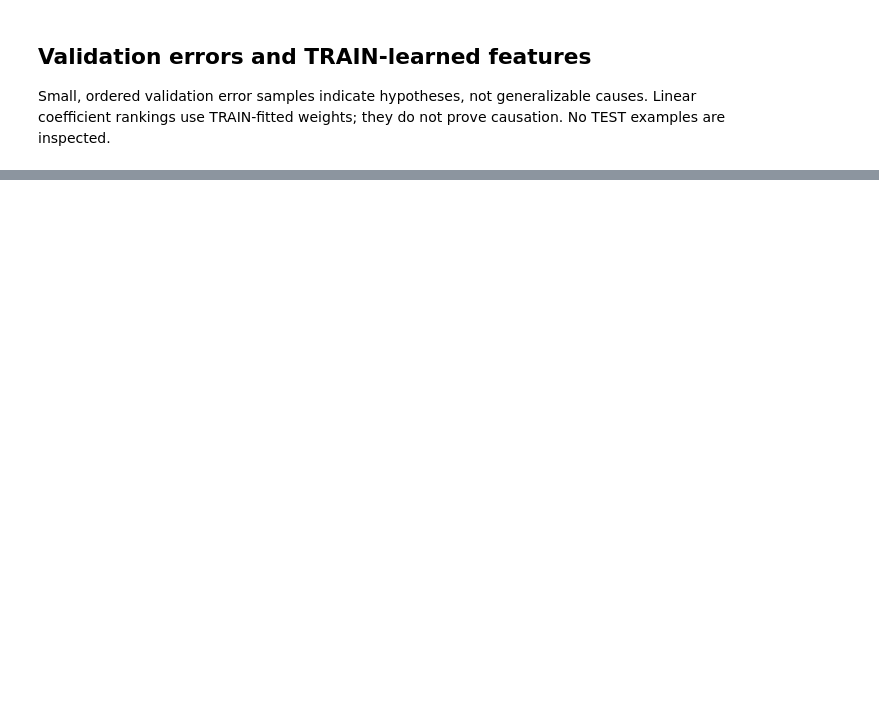
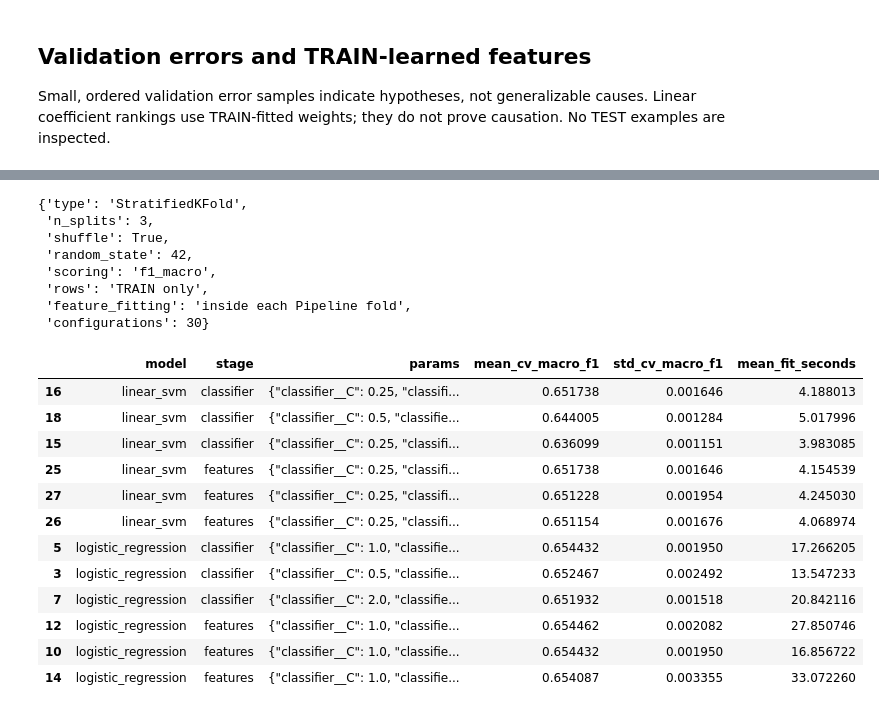
Before and after one commit to DenishShiroya22/social-media-sentiment-analysis, a Jupyter notebook: notebooks/03_model_development.ipynb, the cells around one changed output, grey strips where cells are left out. Drawn from its saved outputs; the diff is of its cells as text; code cells hidden in the pictures; blank space fills up the shorter version.

```diff
--- a/notebooks/03_model_development.ipynb
+++ b/notebooks/03_model_development.ipynb
@@ -187,0 +184,5 @@ assert 'test_accuracy' not in json.dumps(metrics).lower()
+# %%
+impact = json.loads((root / 'reports' / 'preprocessing_impact.json').read_text(encoding='utf-8'))
+display({'affected_rows': impact['affected_raw_rows'],
+         'learned_features': impact['learned_features']})
+display(pd.DataFrame(impact['after'])[['experiment_id','old_macro_f1','new_macro_f1','delta_macro_f1','new_accuracy']])
@@ -187,0 +208,27 @@ assert 'test_accuracy' not in json.dumps(metrics).lower()
+# %%
+tuning = json.loads((root / 'reports' / 'tuning_metrics.json').read_text(encoding='utf-8'))
+search = pd.read_csv(root / 'reports' / 'tuning_results.csv')
+display(tuning['cv'])
+display(search.sort_values(['model','stage','rank_within_stage']).groupby(['model','stage']).head(3)[['model','stage','params','mean_cv_macro_f1','std_cv_macro_f1','mean_fit_seconds']])
+# %% [output]
+{'type': 'StratifiedKFold',
+ 'n_splits': 3,
+ 'shuffle': True,
+ 'random_state': 42,
+ 'scoring': 'f1_macro',
+ 'rows': 'TRAIN only',
+ 'feature_fitting': 'inside each Pipeline fold',
+ 'configurations': 30}
+|  | model | stage | params | mean_cv_macro_f1 | std_cv_macro_f1 | mean_fit_seconds |
+| 16 | linear_svm | classifier | {"classifier__C": 0.25, "classifi... | 0.651738 | 0.001646 | 4.188013 |
+| 18 | linear_svm | classifier | {"classifier__C": 0.5, "classifie... | 0.644005 | 0.001284 | 5.017996 |
+| 15 | linear_svm | classifier | {"classifier__C": 0.25, "classifi... | 0.636099 | 0.001151 | 3.983085 |
+| 25 | linear_svm | features | {"classifier__C": 0.25, "classifi... | 0.651738 | 0.001646 | 4.154539 |
+| 27 | linear_svm | features | {"classifier__C": 0.25, "classifi... | 0.651228 | 0.001954 | 4.245030 |
+| 26 | linear_svm | features | {"classifier__C": 0.25, "classifi... | 0.651154 | 0.001676 | 4.068974 |
+| 5 | logistic_regression | classifier | {"classifier__C": 1.0, "classifie... | 0.654432 | 0.001950 | 17.266205 |
+| 3 | logistic_regression | classifier | {"classifier__C": 0.5, "classifie... | 0.652467 | 0.002492 | 13.547233 |
+| 7 | logistic_regression | classifier | {"classifier__C": 2.0, "classifie... | 0.651932 | 0.001518 | 20.842116 |
+| 12 | logistic_regression | features | {"classifier__C": 1.0, "classifie... | 0.654462 | 0.002082 | 27.850746 |
+| 10 | logistic_regression | features | {"classifier__C": 1.0, "classifie... | 0.654432 | 0.001950 | 16.856722 |
+| 14 | logistic_regression | features | {"classifier__C": 1.0, "classifie... | 0.654087 | 0.003355 | 33.072260 |
```
Also changed, not shown: parts of 13 cells of this notebook, 10 other files.
